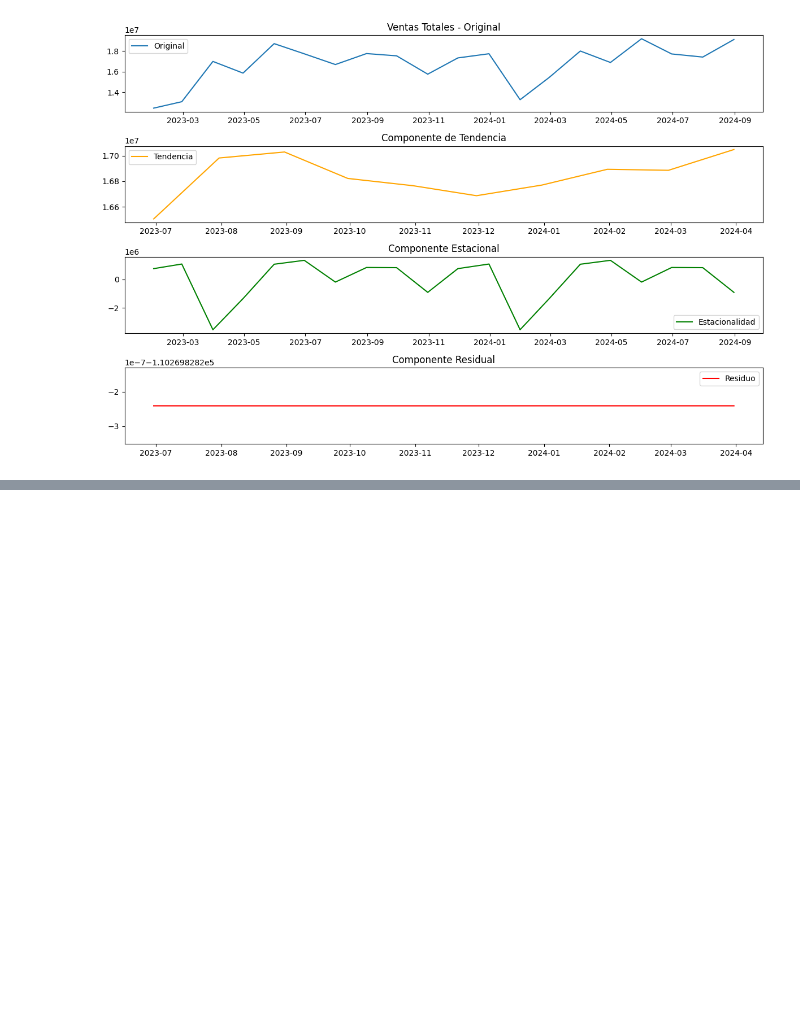
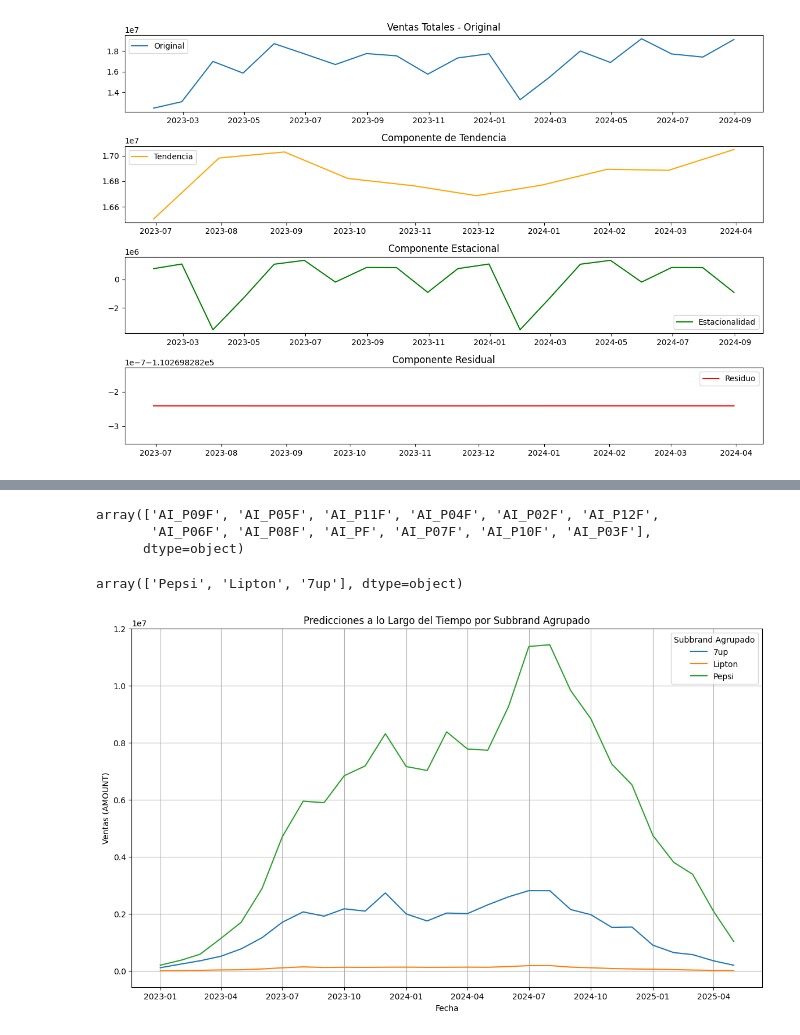
Before and after one commit to anruki/UFV_Visualizacion, a Jupyter notebook: EjerciciosClase/Ventas.ipynb, the cells around one changed output, grey strips where cells are left out. Drawn from its saved outputs; the diff is of its cells as text; code cells hidden in the pictures; blank space fills up the shorter version.

```diff
--- a/EjerciciosClase/Ventas.ipynb
+++ b/EjerciciosClase/Ventas.ipynb
@@ -496,19 +496,6 @@ forecasts[forecasts['DATE'] == forecast_last['DATE']].size
 # %% [markdown]
 Representamos los resultados obtenidos:
 # %%
-
-# Creamos un diccionario para agrupar las submarcas
-subbrand_mapping = {
-    'Pepsi Max (L3)': 'Pepsi',
-    'Pepsi Regular (L3)': 'Pepsi',
-    '7up (L3)': '7up',
-    '7up Free (L3)': '7up',
-    'Lipton (L3)': 'Lipton',
-    'Mountain Dew (L3)': 'Mountain Dew'
-}
-
-# Creamos una nueva columna de SUBBRAND_GROUPED mapeando las submarcas
-forecasts['SUBBRAND_GROUPED'] = forecasts['SUBBRAND'].map(subbrand_mapping)
 
 # Agrupamos los datos por fecha y la nueva columna SUBBRAND_GROUPED y sumamos los valores de ventas (AMOUNT)
 forecasts_grouped = forecasts.groupby(['DATE', 'SUBBRAND_GROUPED'])['AMOUNT'].sum().reset_index()
@@ -1280,0 +1275,2 @@ buenas son
+# %%
+forecasts_spain = forecasts[forecasts['COUNTRY'] == 'Spain']
@@ -1280,0 +1284,35 @@ buenas son
+# %%
+forecasts_spain['FORECAST'].unique()
+# %% [output]
+array(['AI_P09F', 'AI_P05F', 'AI_P11F', 'AI_P04F', 'AI_P02F', 'AI_P12F',
+       'AI_P06F', 'AI_P08F', 'AI_PF', 'AI_P07F', 'AI_P10F', 'AI_P03F'],
+      dtype=object)
+# %%
+forecasts_spain['SUBBRAND_GROUPED'].unique()
+# %% [output]
+array(['Pepsi', 'Lipton', '7up'], dtype=object)
+# %%
+# Agrupamos los datos por fecha y la nueva columna SUBBRAND_GROUPED y sumamos los valores de ventas (AMOUNT)
+forecasts_spain_grouped = forecasts_spain.groupby(['DATE', 'SUBBRAND_GROUPED'])['AMOUNT'].sum().reset_index()
+
+
+# Configuramos la gráfica
+plt.figure(figsize=(14, 8))
+
+
+# Graficamos una línea para cada subbrand agrupado
+for subbrand in forecasts_spain_grouped['SUBBRAND_GROUPED'].unique():
+    subbrand_data = forecasts_spain_grouped[forecasts_spain_grouped['SUBBRAND_GROUPED'] == subbrand]
+    plt.plot(subbrand_data['DATE'], subbrand_data['AMOUNT'], label=subbrand)
+
+# Añadimos etiquetas y título
+plt.xlabel('Fecha')
+plt.ylabel('Ventas (AMOUNT)')
+plt.title('Predicciones a lo Largo del Tiempo por Subbrand Agrupado')
+plt.legend(title='Subbrand Agrupado')
+plt.grid(True)
+
+# Mostramos la gráfica
+plt.show()
+# %% [output]
+[figure, added]
```
Also changed, not shown: parts of 13 cells of this notebook.
